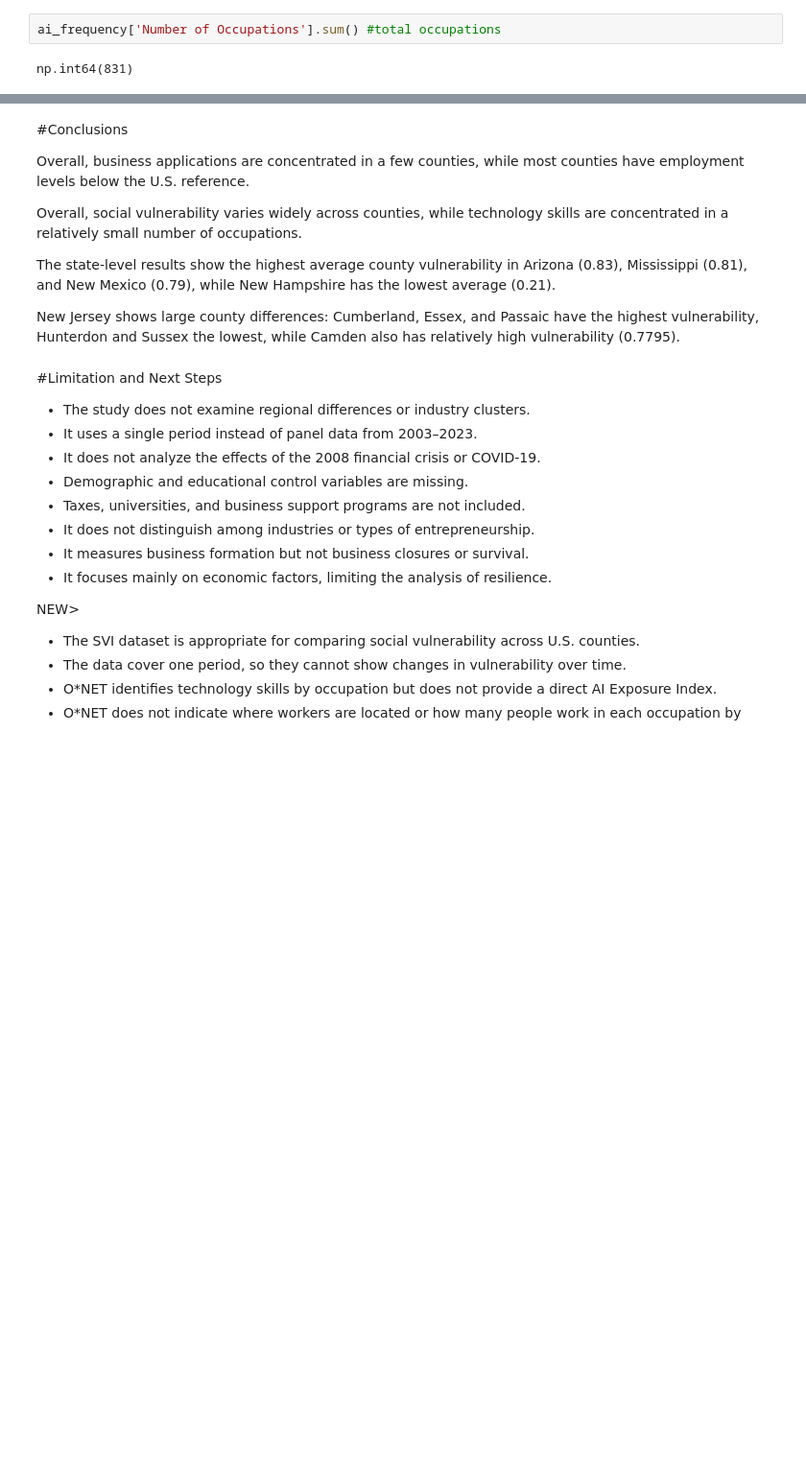
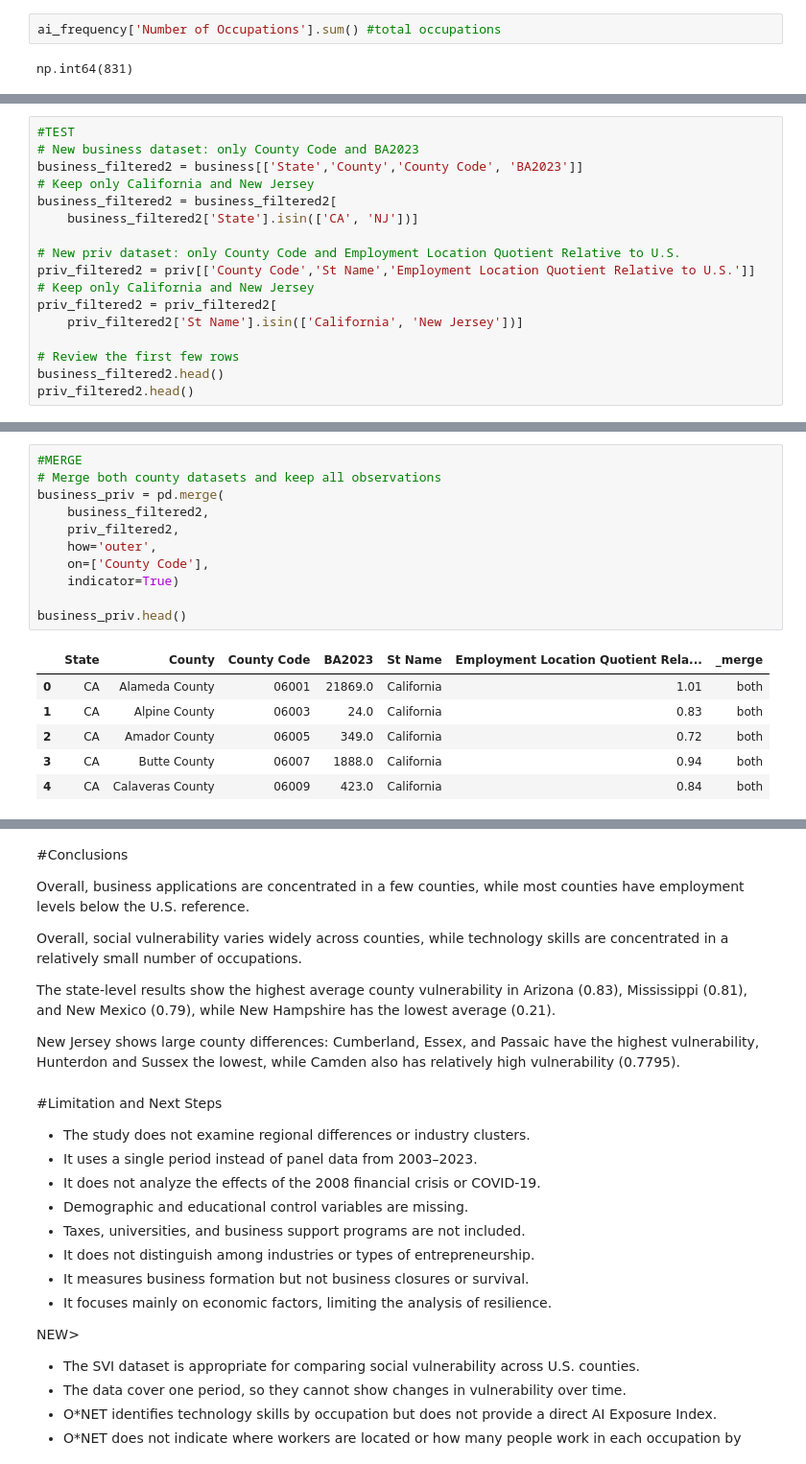
Before and after one commit to shirleyrutgers/DataManPy, a Jupyter notebook: ps2dataman.ipynb, the cells around one changed output, grey strips where cells are left out. Shown at 96% size. Saved outputs shown, nothing was run; the diff lists cells and outputs as text; blank space fills up the shorter version.

```diff
--- a/ps2dataman.ipynb
+++ b/ps2dataman.ipynb
@@ -1234,0 +1260,17 @@ np.int64(831)
+# %%
+#TEST
+# New business dataset: only County Code and BA2023
+business_filtered2 = business[['State','County','County Code', 'BA2023']]
+# Keep only California and New Jersey
+business_filtered2 = business_filtered2[
+    business_filtered2['State'].isin(['CA', 'NJ'])]
+
+# New priv dataset: only County Code and Employment Location Quotient Relative to U.S.
+priv_filtered2 = priv[['County Code','St Name','Employment Location Quotient Relative to U.S.']]
+# Keep only California and New Jersey
+priv_filtered2 = priv_filtered2[
+    priv_filtered2['St Name'].isin(['California', 'New Jersey'])]
+
+# Review the first few rows
+business_filtered2.head()
+priv_filtered2.head()
@@ -1234,0 +1350,18 @@ np.int64(831)
+# %%
+#MERGE
+# Merge both county datasets and keep all observations
+business_priv = pd.merge(
+    business_filtered2,
+    priv_filtered2,
+    how='outer',
+    on=['County Code'],
+    indicator=True)
+
+business_priv.head()
+# %% [output]
+|  | State | County | County Code | BA2023 | St Name | Employment Location Quotient Rela... | _merge |
+| 0 | CA | Alameda County | 06001 | 21869.0 | California | 1.01 | both |
+| 1 | CA | Alpine County | 06003 | 24.0 | California | 0.83 | both |
+| 2 | CA | Amador County | 06005 | 349.0 | California | 0.72 | both |
+| 3 | CA | Butte County | 06007 | 1888.0 | California | 0.94 | both |
+| 4 | CA | Calaveras County | 06009 | 423.0 | California | 0.84 | both |
```
Also changed, not shown: parts of 9 cells of this notebook.
